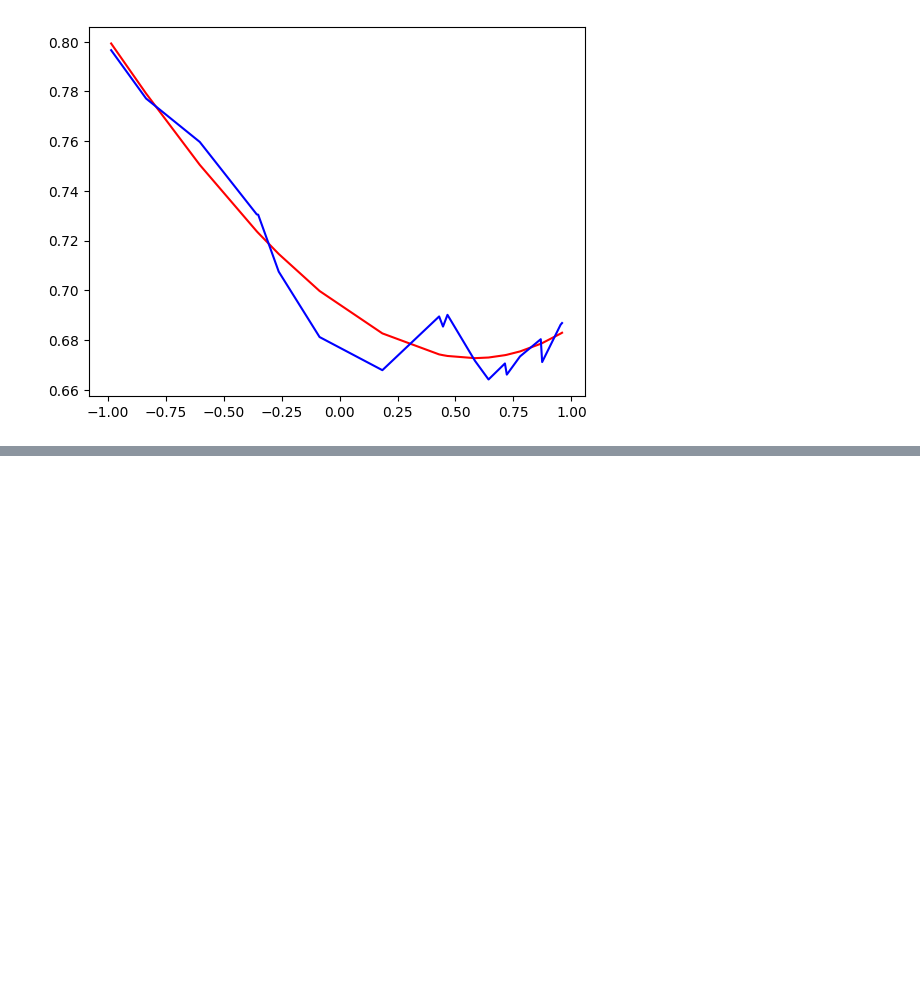
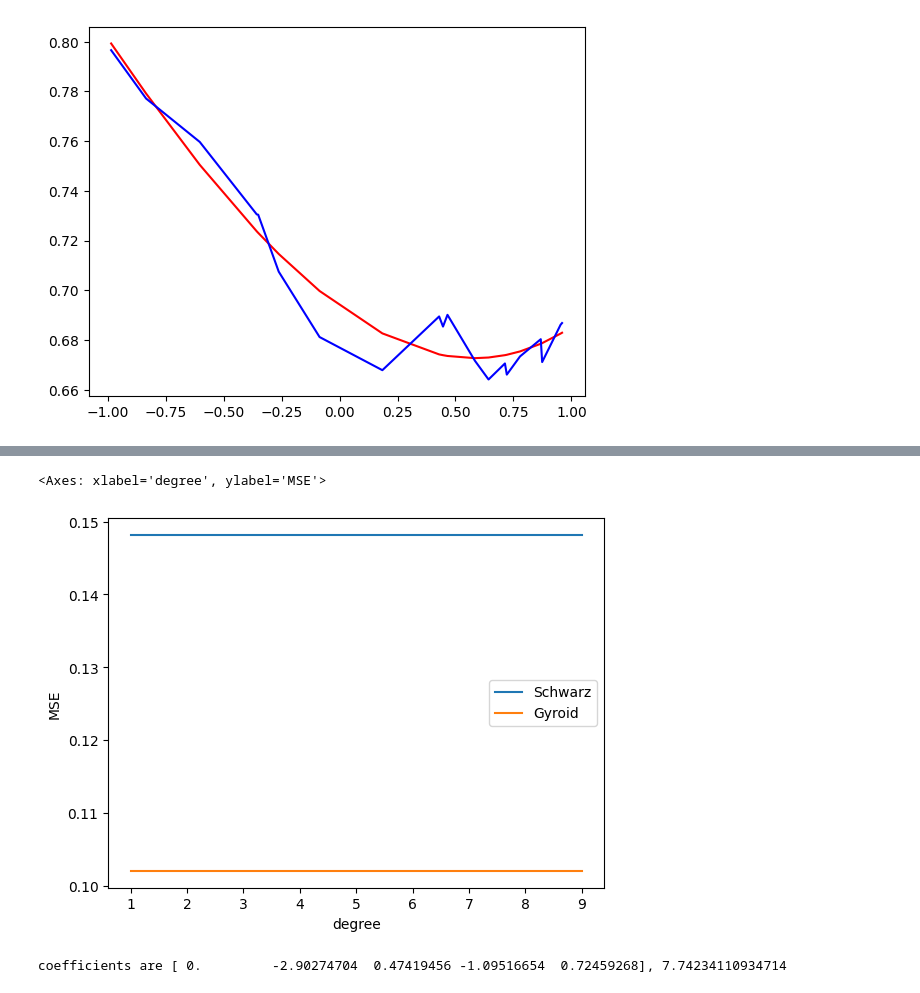
Before and after one commit to Snopoff/Persistent-Homology-of-Triple-Periodic-Minimal-Surfaces, a Jupyter notebook: model.ipynb, the cells around one changed output, grey strips where cells are left out. Drawn from its saved outputs; the diff is of its cells as text; code cells hidden in the pictures; blank space fills up the shorter version.

```diff
--- a/model.ipynb
+++ b/model.ipynb
@@ -57,0 +193,41 @@ plt.plot(x, y, c='blue')
+# %%
+degree_mse_table = {}
+
+def fit_polynomial(deg, tpms_type):
+    x = entropy_df['d_param'].values.reshape(-1,1)
+    x_poly = PolynomialFeatures(degree=deg).fit_transform(x)
+    y = entropy_df[tpms_type].values
+    linear = LinearRegression()
+    linear.fit(x_poly, y)
+    y_pred = linear.predict(x_poly)
+    return mse(y, y_pred)
+
+def eval_polynomial(deg):
+    results = {}
+    for tpms_type in ['Schwarz', 'Gyroid']:
+        results[tpms_type] = fit_polynomial(deg, tpms_type)
+    return results
+
+for d in range(1, 10):
+    degree_mse_table[d] = eval_polynomial(d)
+
+degree_mse_df = pd.DataFrame(degree_mse_table).T
+degree_mse_df = degree_mse_df.reset_index().rename(columns={"index":"degree"})
+degree_mse_df.plot("degree", ylabel='MSE')
+# %% [output]
+<Axes: xlabel='degree', ylabel='MSE'>
+[figure, added]
+# %%
+degree = 4
+
+x = entropy_df['d_param'].values.reshape(-1,1)
+x_poly = PolynomialFeatures(degree=degree).fit_transform(x)
+y_schwarz = entropy_df['Schwarz'].values
+
+linear = LinearRegression()
+linear.fit(x_poly, y_schwarz)
+y_pred = linear.predict(x_poly)
+mse(y_schwarz, y_pred)
+print(f"coefficients are {linear.coef_}, {linear.intercept_}")
+# %% [output]
+coefficients are [ 0.         -2.90274704  0.47419456 -1.09516654  0.72459268], 7.74234110934714
```
Also changed, not shown: parts of 29 cells of this notebook, 1 other file.
